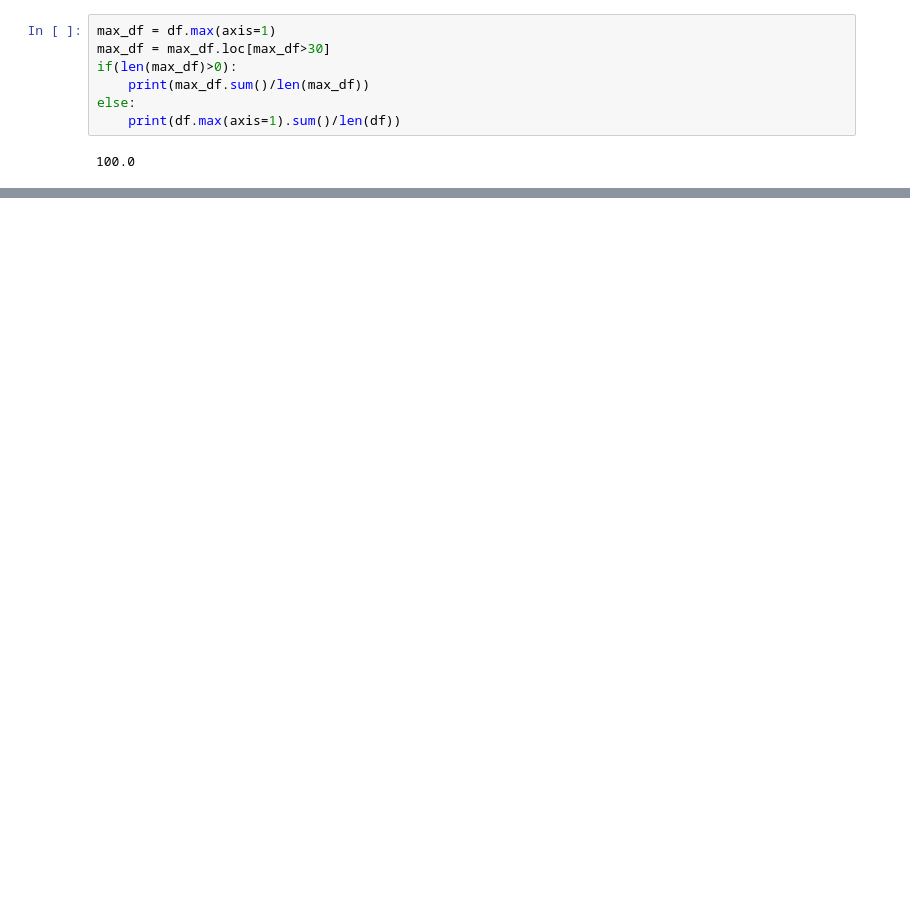
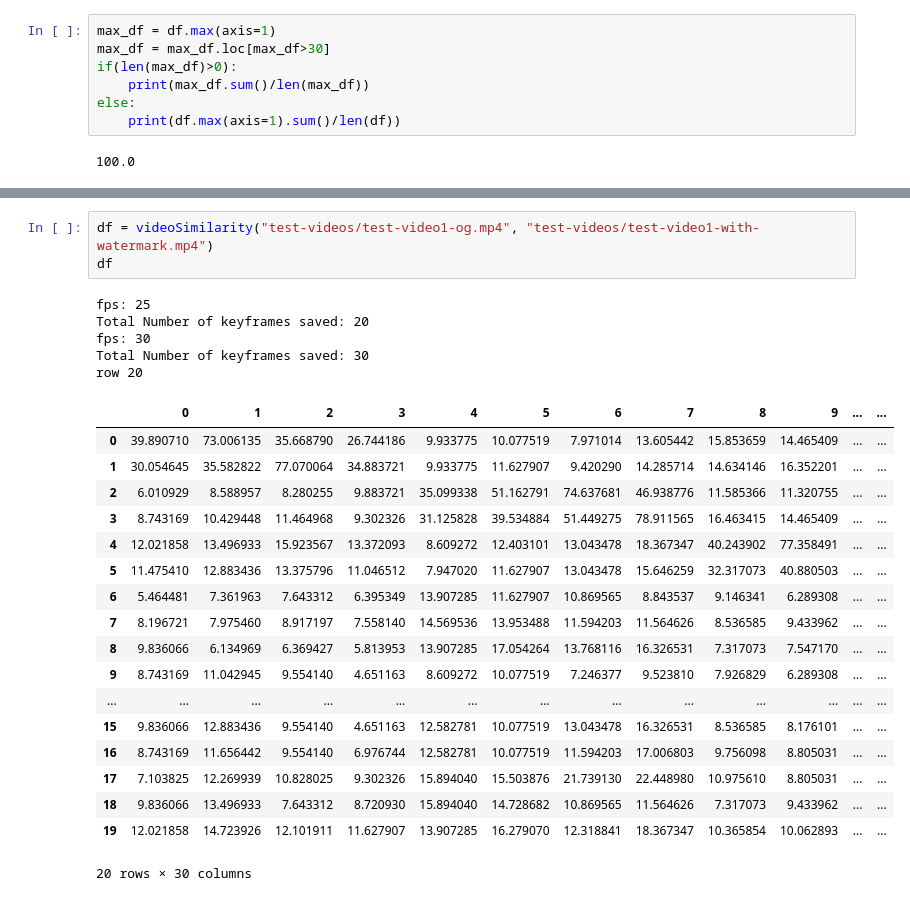
Before and after one commit to ranik-code/MajorProject_VideoSimilarity, a Jupyter notebook: Model-6.ipynb, the cells around one changed output, grey strips where cells are left out. Saved outputs shown, nothing was run; the diff lists cells and outputs as text; blank space fills up the shorter version.

```diff
--- a/Model-6.ipynb
+++ b/Model-6.ipynb
@@ -491,0 +581,27 @@ else:
+# %%
+df = videoSimilarity("test-videos/test-video1-og.mp4", "test-videos/test-video1-with-watermark.mp4")
+df
+# %% [output]
+fps: 25
+Total Number of keyframes saved: 20
+fps: 30
+Total Number of keyframes saved: 30
+row 20
+|  | 0 | 1 | 2 | 3 | 4 | 5 | 6 | 7 | 8 | 9 | ... | ... |
+| 0 | 39.890710 | 73.006135 | 35.668790 | 26.744186 | 9.933775 | 10.077519 | 7.971014 | 13.605442 | 15.853659 | 14.465409 | ... | ... |
+| 1 | 30.054645 | 35.582822 | 77.070064 | 34.883721 | 9.933775 | 11.627907 | 9.420290 | 14.285714 | 14.634146 | 16.352201 | ... | ... |
+| 2 | 6.010929 | 8.588957 | 8.280255 | 9.883721 | 35.099338 | 51.162791 | 74.637681 | 46.938776 | 11.585366 | 11.320755 | ... | ... |
+| 3 | 8.743169 | 10.429448 | 11.464968 | 9.302326 | 31.125828 | 39.534884 | 51.449275 | 78.911565 | 16.463415 | 14.465409 | ... | ... |
+| 4 | 12.021858 | 13.496933 | 15.923567 | 13.372093 | 8.609272 | 12.403101 | 13.043478 | 18.367347 | 40.243902 | 77.358491 | ... | ... |
+| 5 | 11.475410 | 12.883436 | 13.375796 | 11.046512 | 7.947020 | 11.627907 | 13.043478 | 15.646259 | 32.317073 | 40.880503 | ... | ... |
+| 6 | 5.464481 | 7.361963 | 7.643312 | 6.395349 | 13.907285 | 11.627907 | 10.869565 | 8.843537 | 9.146341 | 6.289308 | ... | ... |
+| 7 | 8.196721 | 7.975460 | 8.917197 | 7.558140 | 14.569536 | 13.953488 | 11.594203 | 11.564626 | 8.536585 | 9.433962 | ... | ... |
+| 8 | 9.836066 | 6.134969 | 6.369427 | 5.813953 | 13.907285 | 17.054264 | 13.768116 | 16.326531 | 7.317073 | 7.547170 | ... | ... |
+| 9 | 8.743169 | 11.042945 | 9.554140 | 4.651163 | 8.609272 | 10.077519 | 7.246377 | 9.523810 | 7.926829 | 6.289308 | ... | ... |
+| ... | ... | ... | ... | ... | ... | ... | ... | ... | ... | ... | ... | ... |
+| 15 | 9.836066 | 12.883436 | 9.554140 | 4.651163 | 12.582781 | 10.077519 | 13.043478 | 16.326531 | 8.536585 | 8.176101 | ... | ... |
+| 16 | 8.743169 | 11.656442 | 9.554140 | 6.976744 | 12.582781 | 10.077519 | 11.594203 | 17.006803 | 9.756098 | 8.805031 | ... | ... |
+| 17 | 7.103825 | 12.269939 | 10.828025 | 9.302326 | 15.894040 | 15.503876 | 21.739130 | 22.448980 | 10.975610 | 8.805031 | ... | ... |
+| 18 | 9.836066 | 13.496933 | 7.643312 | 8.720930 | 15.894040 | 14.728682 | 10.869565 | 11.564626 | 7.317073 | 9.433962 | ... | ... |
+| 19 | 12.021858 | 14.723926 | 12.101911 | 11.627907 | 13.907285 | 16.279070 | 12.318841 | 18.367347 | 10.365854 | 10.062893 | ... | ... |
+20 rows × 30 columns
```
Also changed, not shown: parts of 32 cells of this notebook.
